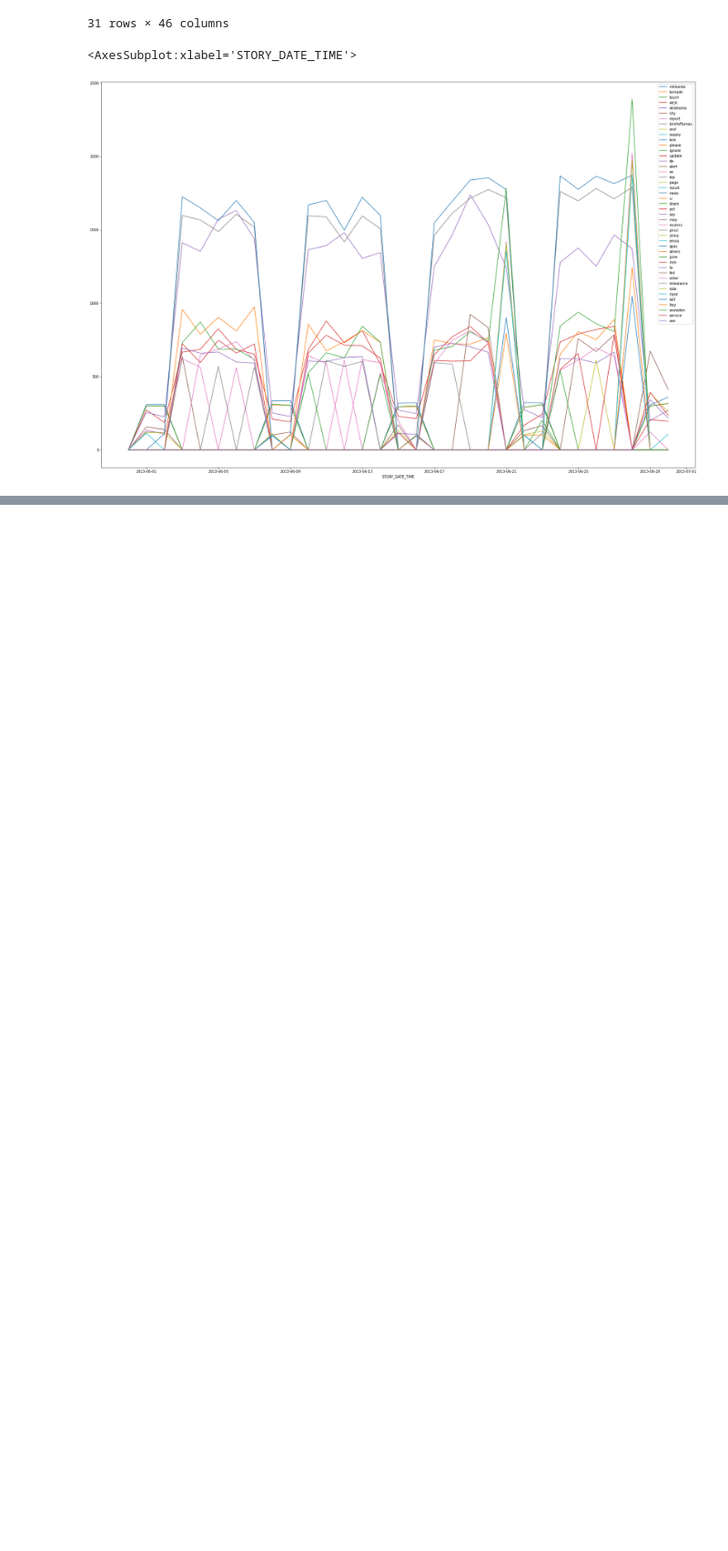
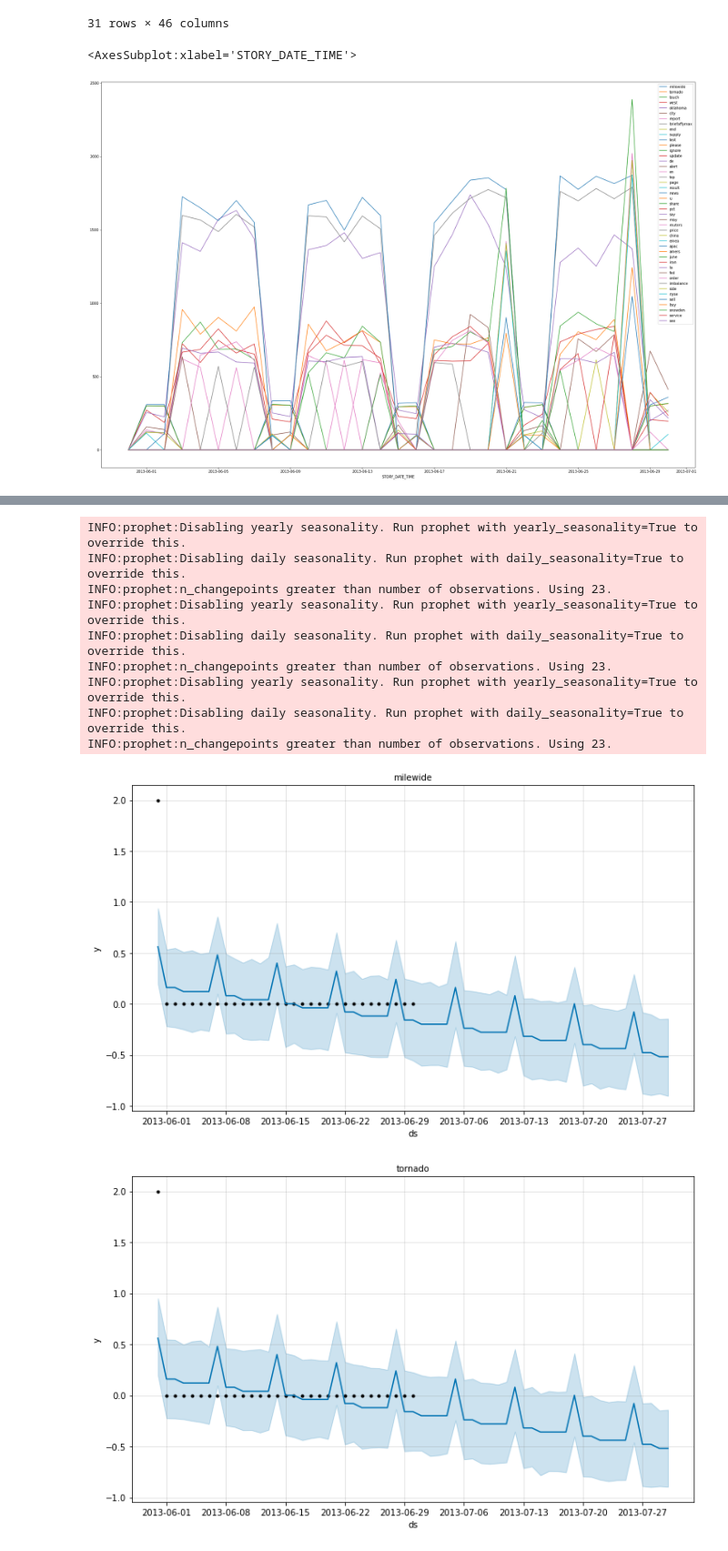
Before and after one commit to ThejakaSEP/TrendingWords, a Jupyter notebook: TrendingWords2.ipynb, the cells around one changed output, grey strips where cells are left out. Shown at 91% size. Drawn from its saved outputs; the diff is of its cells as text; code cells hidden in the pictures; blank space fills up the shorter version.

```diff
--- a/TrendingWords2.ipynb
+++ b/TrendingWords2.ipynb
@@ -263,2 +250,0 @@ from multi_prophet import MultiProphet
-# %%
-m = MultiProphet(columns=[df5.columns])
@@ -266,0 +270,28 @@ TypeError: unhashable type: 'Index'
+# %%
+for i in range(1, 13):
+    date = '2013-07-%02d' % i
+    future.append([date])
+
+future = DataFrame(future)
+future.columns = ['ds']
+future['ds']= to_datetime(future['ds'])
+# use the model to make a forecast
+forecast = model.predict(future)
+# summarize the forecast
+print(forecast[['ds', 'yhat', 'yhat_lower', 'yhat_upper']].head())
+# plot forecast
+model.plot(forecast)
+pyplot.show()
+# %%
+cols = df5.shape[1]
+cols
+
+col_lst = list(df5.columns)
+# %%
+future = list()
+for i in range(1, 13):
+    date = '2013-07-%02d' % i
+    future.append([date])
+future = pd.DataFrame(future)
+future.columns = ['ds']
+future['ds']= pd.to_datetime(future['ds'])
@@ -266,0 +307,26 @@ TypeError: unhashable type: 'Index'
+# %%
+def train_and_forecast(col_index):
+    df7 = df5.rename(columns={"STORY_DATE_TIME": 'ds', col_lst[col_index]: 'y'})
+    m = Prophet()
+    pred_model =m.fit(df7)
+    future = m.make_future_dataframe(periods=30)
+    forecast = m.predict(future)
+    forecast[['ds', 'yhat', 'yhat_lower', 'yhat_upper']].tail()
+    fig = m.plot(forecast)
+    ax = fig.gca()
+    ax.set_title(col_lst[col_index], size=10)
+
+for i in range(1,4):
+    train_and_forecast(i)
+# %% [output]
+INFO:prophet:Disabling yearly seasonality. Run prophet with yearly_seasonality=True to override this.
+INFO:prophet:Disabling daily seasonality. Run prophet with daily_seasonality=True to override this.
+INFO:prophet:n_changepoints greater than number of observations. Using 23.
+INFO:prophet:Disabling yearly seasonality. Run prophet with yearly_seasonality=True to override this.
+INFO:prophet:Disabling daily seasonality. Run prophet with daily_seasonality=True to override this.
+INFO:prophet:n_changepoints greater than number of observations. Using 23.
+INFO:prophet:Disabling yearly seasonality. Run prophet with yearly_seasonality=True to override this.
+INFO:prophet:Disabling daily seasonality. Run prophet with daily_seasonality=True to override this.
+INFO:prophet:n_changepoints greater than number of observations. Using 23.
+[figure, added]
+[figure, added]
```
Also changed, not shown: parts of 10 cells of this notebook.
